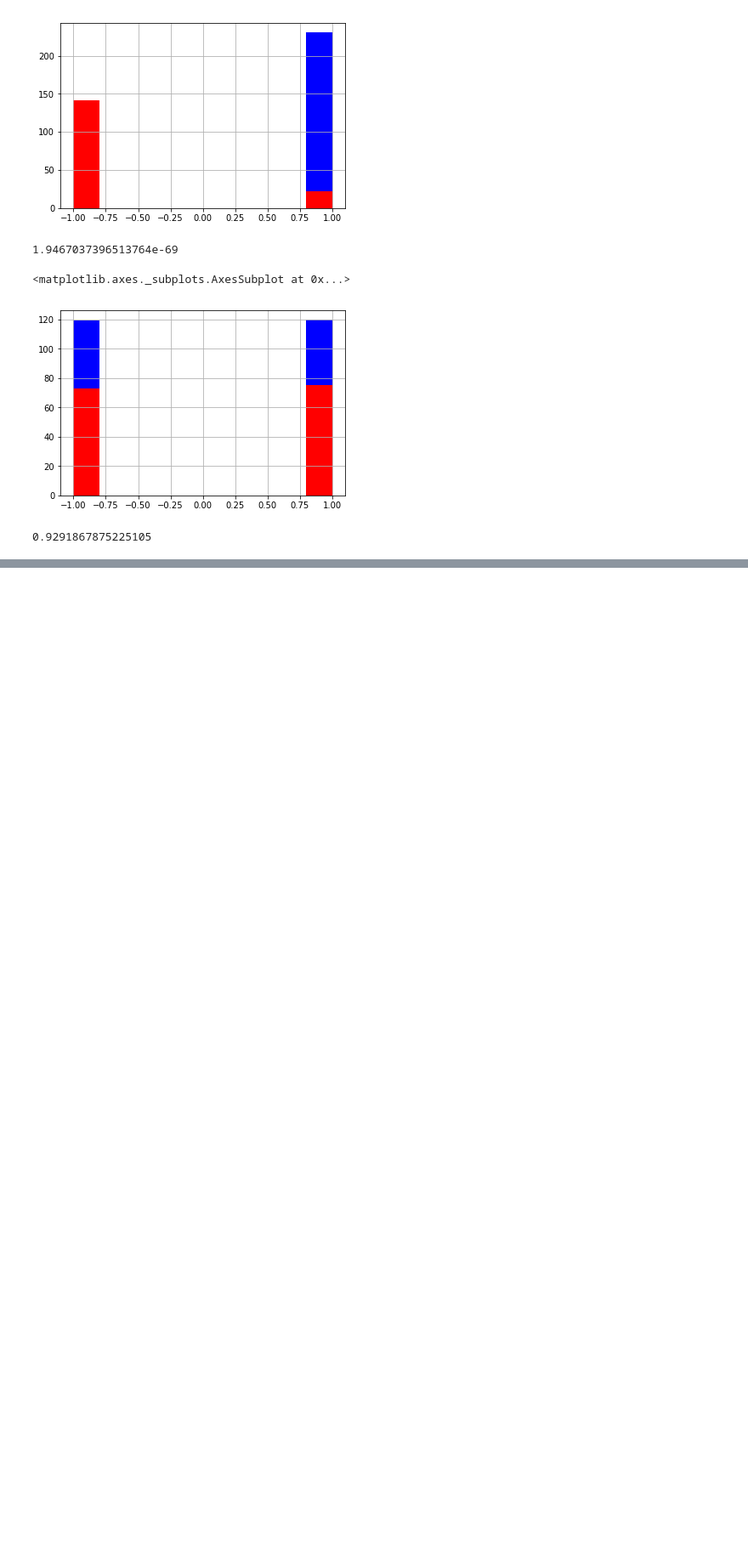
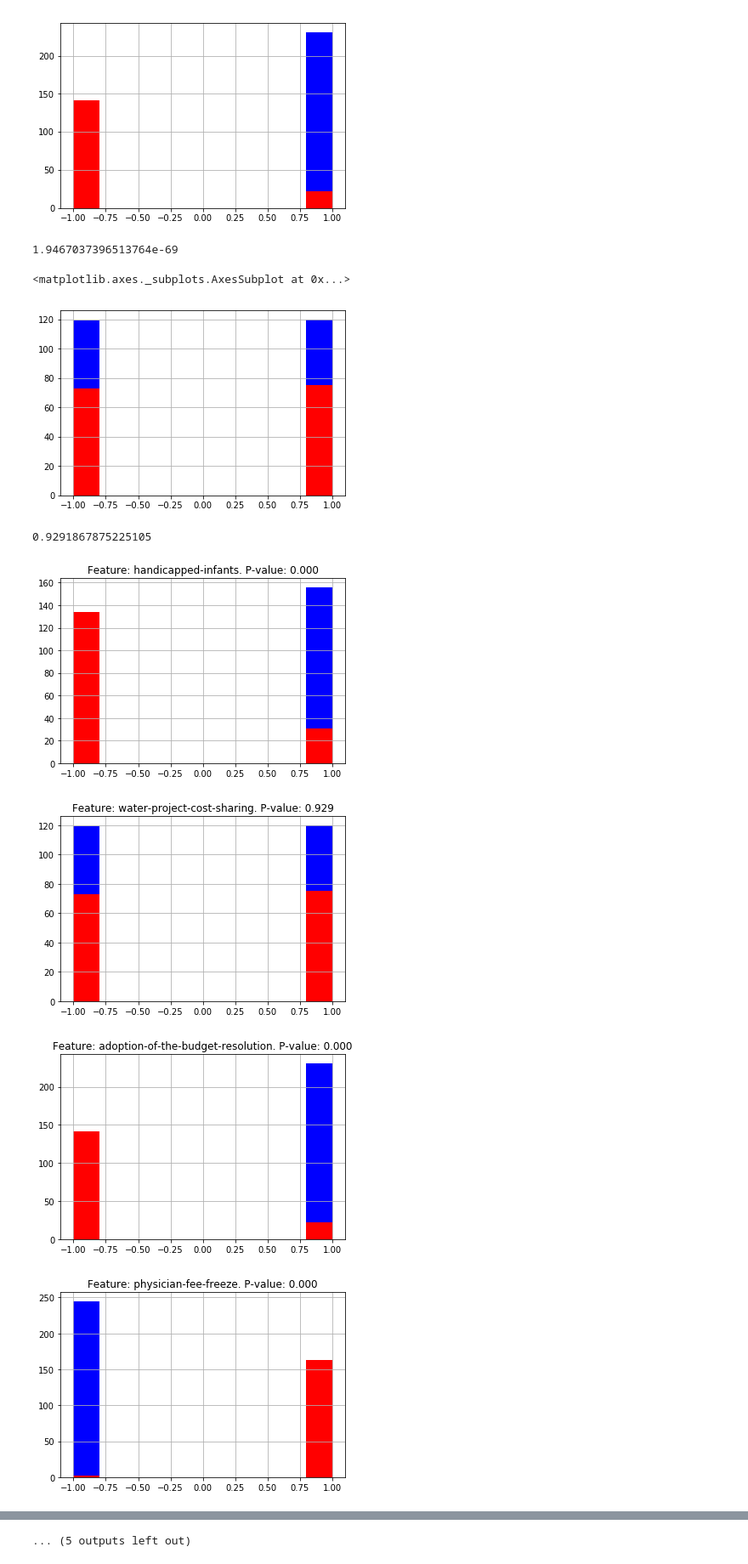
Before and after one commit to bloominstituteoftechnology/DS-Unit-1-Sprint-3-Statistical-Tests-and-Experiments, a Jupyter notebook: module1-statistics-probability-and-inference/LS_DS_131_Statistics_Probability_Assignment.ipynb, the cells around one changed output, grey strips where cells are left out. Shown at 85% size. Cells and saved outputs as stored; diff of their text form; code cells hidden in the pictures; blank space fills up the shorter version.

Commit message:
Assignment and stretch goal completed

```diff
--- a/module1-statistics-probability-and-inference/LS_DS_131_Statistics_Probability_Assignment.ipynb
+++ b/module1-statistics-probability-and-inference/LS_DS_131_Statistics_Probability_Assignment.ipynb
@@ -176,8 +176,7 @@ df.head(10)
 | 9 | democrat | y | y | y | n | ... |
 # %%
 # Now let's replace the y and n with 1 and -1, so we can do some stats work
-df = df.replace('y', 1)
-df = df.replace('n', -1)
+df = df.replace(['y','n'], [1,-1])
 df.head(10)
 # %% [output]
 |  | Class name | handicapped-infants | water-project-cost-sharing | adoption-of-the-budget-resolution | physician-fee-freeze | ... |
@@ -226,6 +225,8 @@ reps.head(10)
 | 28 | republican | 1.0 | -1.0 | -1.0 | 1.0 | ... |
 # %%
 # I don't actually need the class name in my separated dataframes
+colheaders = colnames[1:]
+
 dems = dems[colheaders]
 reps = reps[colheaders]
 dems.head()
@@ -300,3 +303,35 @@ _, pvalue = ttest_ind(d_wtr, r_wtr, equal_var=False, nan_policy='omit')
 print(pvalue)
 # %% [output]
 0.9291867875225105
+# %%
+# Stretch Goal
+# There is only so much we can refactor, as the Attributes are not in their own file
+# But we can define a function to be more efficient
+# we already have colheaders as the attributes for our groups dems and reps
+
+X = 'https://archive.ics.uci.edu/ml/machine-learning-databases/voting-records/house-votes-84.data'
+colnames = ['Class name', 'handicapped-infants', 'water-project-cost-sharing',
+            'adoption-of-the-budget-resolution', 'physician-fee-freeze',
+            'el-salvador-aid', 'religious-groups-in-schools',
+            'anti-satellite-test-ban', 'aid-to-nicaraguan-contras', 'mx-missile',
+            'immigration', 'synfuels-corporation-cutback', 'education-spending',
+            'superfund-right-to-sue', 'crime', 'duty-free-exports',
+            'export-administration-act-south-africa']
+def plotpval(X):
+  headers = colnames[1:]
+  df = pd.read_csv(X, header=None, names=colnames, na_values='?').replace(['y','n'], [1,-1])
+  for names in headers:
+    group1 = df[df['Class name'] == 'democrat'].drop(columns=['Class name'])[names]
+    group2 = df[df['Class name'] == 'republican'].drop(columns=['Class name'])[names]
+    group1.hist(color='b')
+    group2.hist(color='r')
+    _, pvalue = ttest_ind(group1, group2, equal_var=False, nan_policy='omit')
+    plt.title(f'Feature: {names}. P-value: {pvalue:.3f}')
+    plt.figure()
+# %%
+plotpval(X)
+# %% [output]
+[figure, added]
+[figure, added]
+[figure, added]
+[figure, added]
@@ -302,0 +346 @@ print(pvalue)
+... (5 outputs left out)
```
Also changed, not shown: parts of 4 cells of this notebook.
